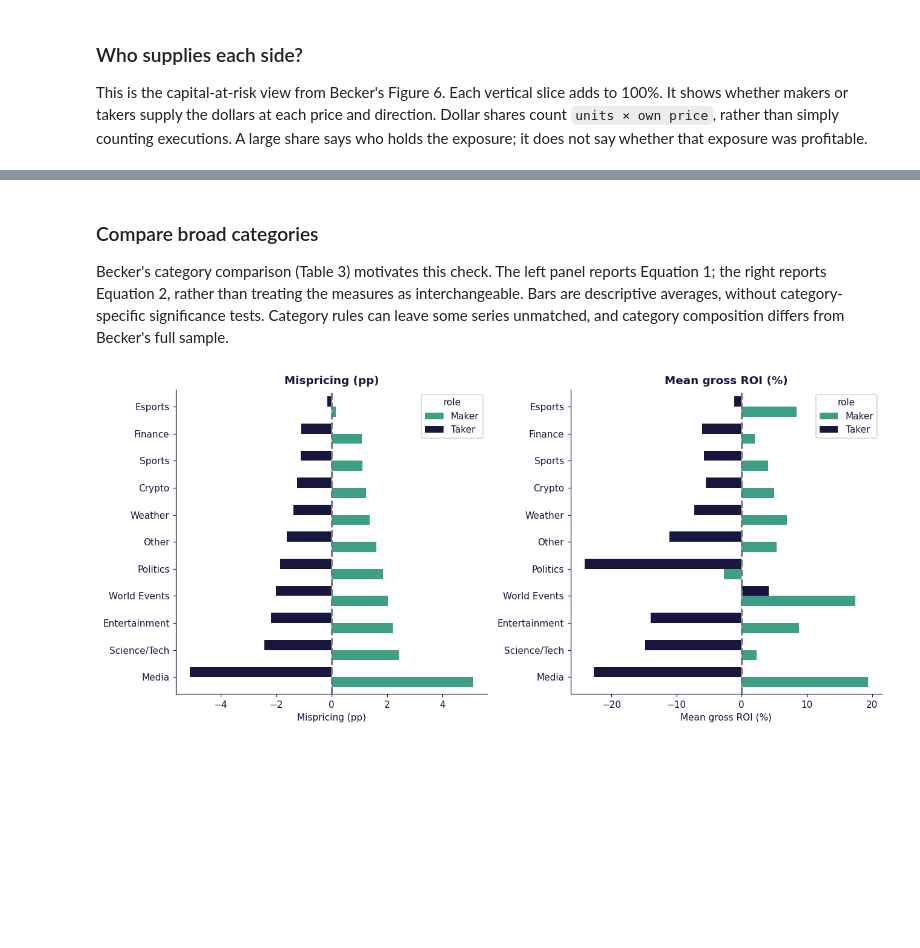
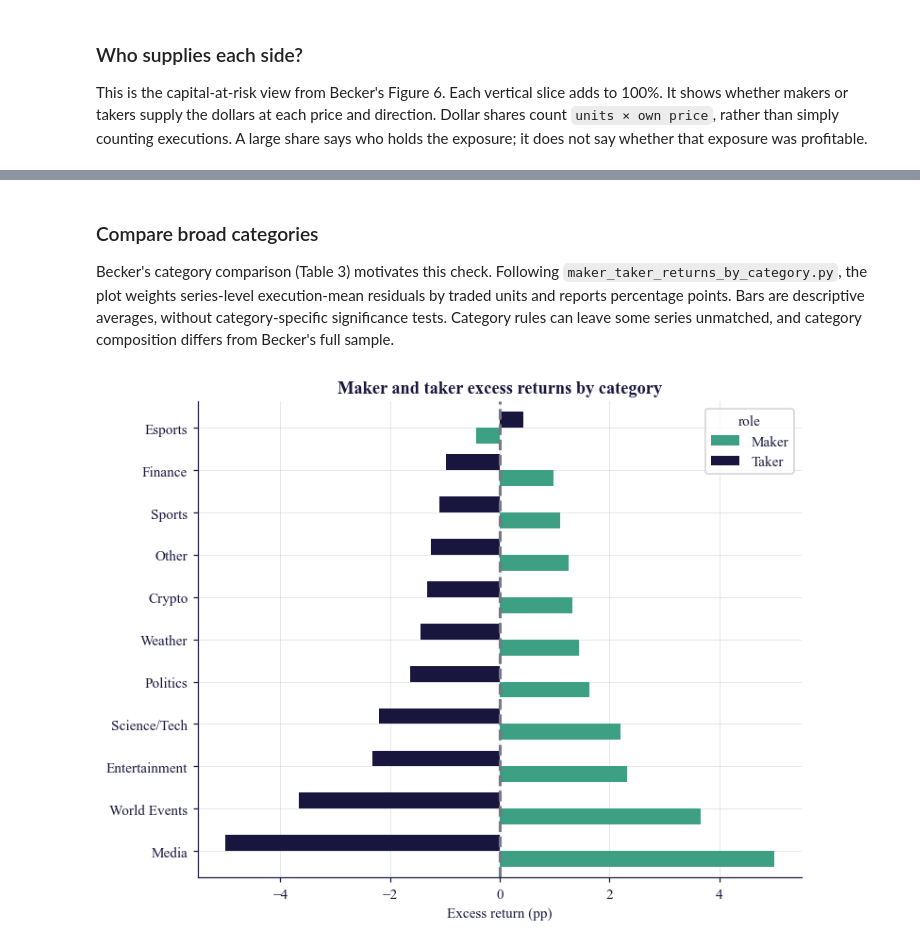
Before and after one commit to KyleNicarry/DS-340W-Group-Project, a Jupyter notebook: extension/notebooks/replication.ipynb, the cells around one changed output, grey strips where cells are left out. Saved outputs shown, nothing was run; the diff lists cells and outputs as text; code cells hidden in the pictures; blank space fills up the shorter version.

```diff
--- a/extension/notebooks/replication.ipynb
+++ b/extension/notebooks/replication.ipynb
@@ -588,17 +592,17 @@ quarterly_roles = con.sql(
 ).df()
 labels = quarterly_roles.quarter.dt.to_period("Q").astype(str)
 quarterly_roles["quarter_label"] = labels
-fig, axes = plt.subplots(1, 2, figsize=(12, 4))
+fig, ax = plt.subplots(figsize=(9, 4))
 for role, color in ROLE_COLORS.items():
     rows = quarterly_roles[quarterly_roles.role.eq(role)]
-    for ax, column in zip(axes, ["mispricing_pp", "roi_pct"]):
-        ax.plot(rows.quarter_label, rows[column], "o-", color=color, label=role)
-for ax in axes:
-    ax.axhline(0, color=PALETTE["gray_dark"], linestyle="--")
-    ax.set_xlabel("Quarter (boundary quarters partial)")
-    ax.legend()
-axes[0].set(title="Role mispricing over our window", ylabel="Mispricing (pp)")
-axes[1].set(title="Role ROI over our window", ylabel="Mean gross ROI (%)")
+    ax.plot(rows.quarter_label, rows.mispricing_pp, "o-", color=color, label=role)
+ax.axhline(0, color=PALETTE["gray_dark"], linestyle="--")
+ax.set(
+    title="Role excess returns over our window",
+    xlabel="Quarter (boundary quarters partial)",
+    ylabel="Excess return (pp)",
+)
+ax.legend()
 show_figure("08_roles_over_time")
 quarterly_roles.to_csv(OUTPUT / "roles_over_time.csv", index=False)
 
@@ -635,27 +639,30 @@ band_share.to_csv(OUTPUT / "taker_capital_bands.csv")
 # %% [markdown]
 ### Compare broad categories
 
-Becker's category comparison (Table 3) motivates this check. The left panel reports Equation 1; the right reports Equation 2, rather than treating the measures as interchangeable. Bars are descriptive averages, without category-specific significance tests. Category rules can leave some series unmatched, and category composition differs from Becker's full sample.
+Becker's category comparison (Table 3) motivates this check. Following `maker_taker_returns_by_category.py`, the plot weights series-level execution-mean residuals by traded units and reports percentage points. Bars are descriptive averages, without category-specific significance tests. Category rules can leave some series unmatched, and category composition differs from Becker's full sample.
 # %%
-# Mean trade ROI weights executions equally; capital-weighted ROI is total dollar P&L / invested dollars.
+# Match maker_taker_returns_by_category.py: compute execution means per series,
+# then average series within categories using traded units as the weights.
 category_roles = con.sql(
     """
+    WITH series_means AS (
+        SELECT m.series, p.category, p.role, sum(p.n) AS n, sum(p.units) AS units,
+               sum(p.n * p.residual) / sum(p.n) AS mean_residual
+        FROM measured_positions p JOIN eligible_markets m USING (ticker)
+        GROUP BY m.series, p.category, p.role
+    )
     SELECT category, role, sum(n) AS n,
-           100 * sum(n * residual) / sum(n) AS mispricing_pp,
-           100 * sum(n * roi) / sum(n) AS roi_pct,
-           100 * sum(units * residual) / sum(capital_usd) AS capital_weighted_roi_pct
-    FROM measured_positions GROUP BY category, role
+           100 * sum(units * mean_residual) / sum(units) AS mispricing_pp
+    FROM series_means GROUP BY category, role
     """
 ).df()
-# Use the same category ordering for both plots, ranked by taker mispricing.
 category_order = category_roles[category_roles.role.eq("Taker")].sort_values("mispricing_pp").category
-fig, axes = plt.subplots(1, 2, figsize=(12, 5.5))
-for ax, column, title in zip(axes, ["mispricing_pp", "roi_pct"], ["Mispricing (pp)", "Mean gross ROI (%)"]):
-    table = category_roles.pivot(index="category", columns="role", values=column).reindex(category_order)
-    table[["Maker", "Taker"]].plot.barh(ax=ax, color=[ROLE_COLORS["Maker"], ROLE_COLORS["Taker"]], width=0.75)
-    ax.axvline(0, color=PALETTE["gray_dark"], linestyle="--")
-    ax.set(title=title, xlabel=title, ylabel="")
+fig, ax = plt.subplots(figsize=(7, 5.5))
+table = category_roles.pivot(index="category", columns="role", values="mispricing_pp").reindex(category_order)
+table[["Maker", "Taker"]].plot.barh(ax=ax, color=[ROLE_COLORS["Maker"], ROLE_COLORS["Taker"]], width=0.75)
+ax.axvline(0, color=PALETTE["gray_dark"], linestyle="--")
+ax.set(title="Maker and taker excess returns by category", xlabel="Excess return (pp)", ylabel="")
 show_figure("10_category_roles")
 save_table(category_roles.sort_values(["category", "role"]), "category_roles")
 # %% [output]
-[figure, old version]
+[figure, new version]
```
Also changed, not shown: parts of 20 cells of this notebook.
